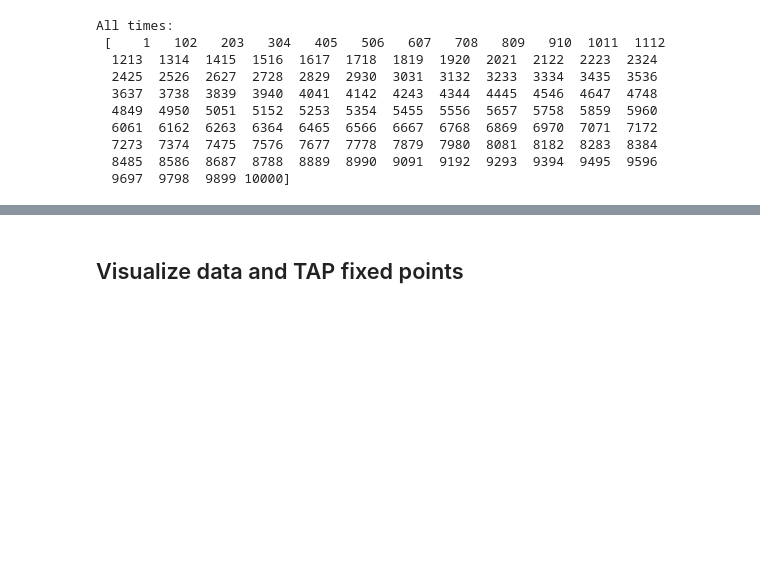
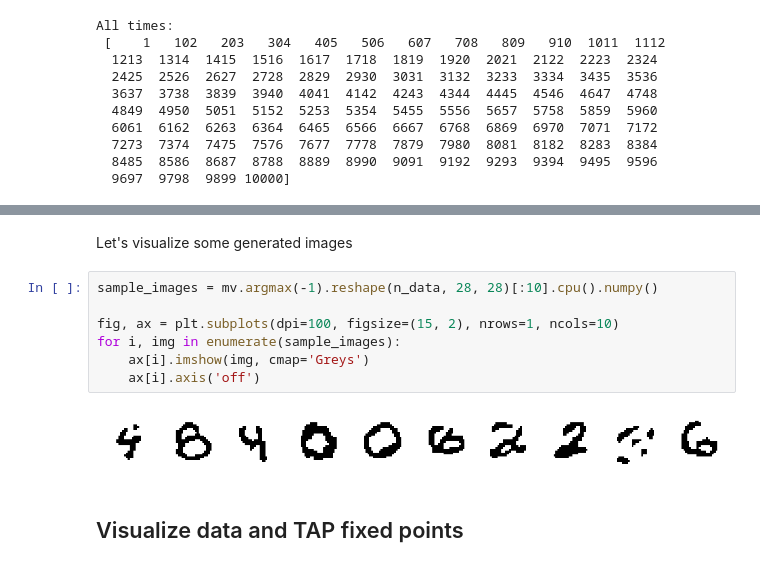
Before and after one commit to rossetl/RBM-hierarchical-clustering, a Jupyter notebook: notebooks/Generate_treeRBM.ipynb, the cells around one changed output, grey strips where cells are left out. Drawn from its saved outputs; the diff is of its cells as text; blank space fills up the shorter version.

```diff
--- a/notebooks/Generate_treeRBM.ipynb
+++ b/notebooks/Generate_treeRBM.ipynb
@@ -99,3 +147,14 @@ All times:
+# %% [markdown]
+Let's visualize some generated images
+# %%
+sample_images = mv.argmax(-1).reshape(n_data, 28, 28)[:10].cpu().numpy()
+
+fig, ax = plt.subplots(dpi=100, figsize=(15, 2), nrows=1, ncols=10)
+for i, img in enumerate(sample_images):
+    ax[i].imshow(img, cmap='Greys')
+    ax[i].axis('off')
+# %% [output]
+[figure, added]
 # %% [markdown]
 ## Visualize data and TAP fixed points
 # %%
```
Also changed, not shown: parts of 8 cells of this notebook, 6 other files.
